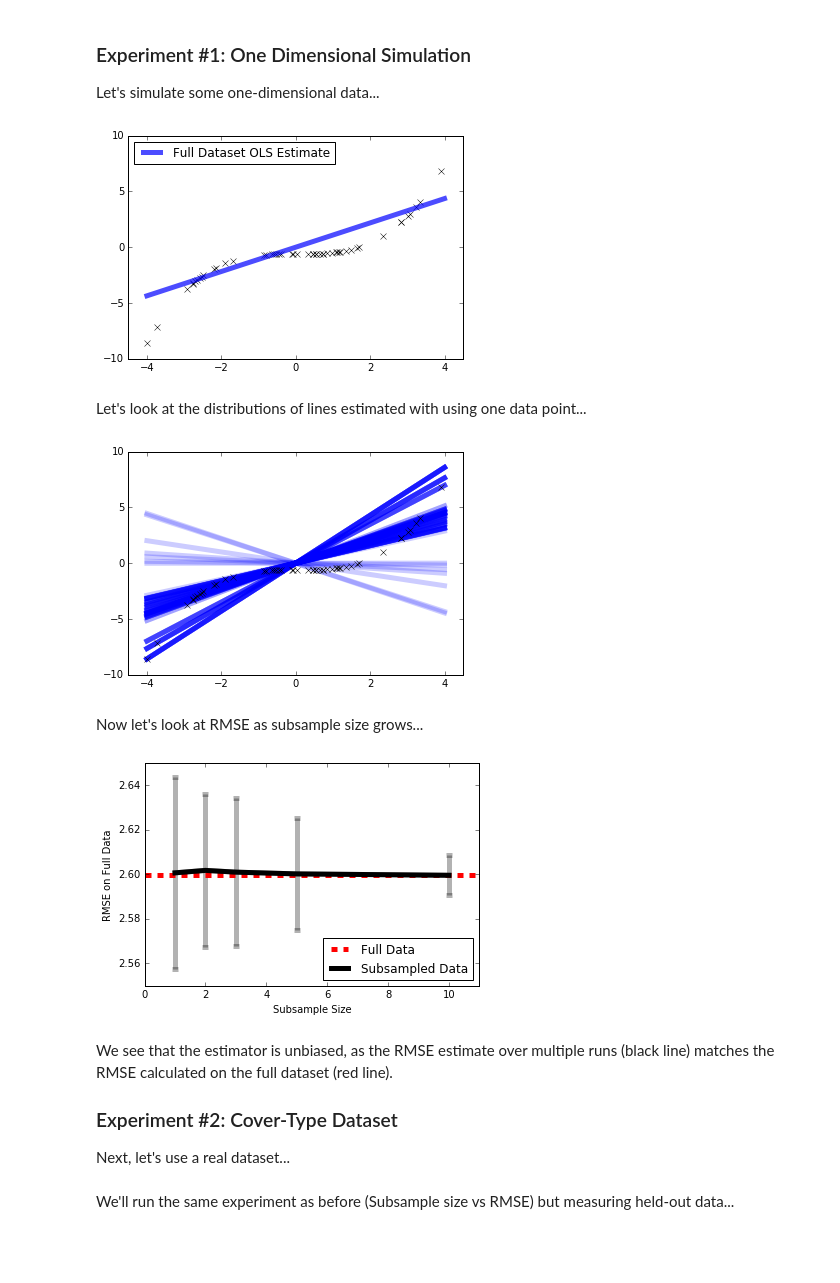
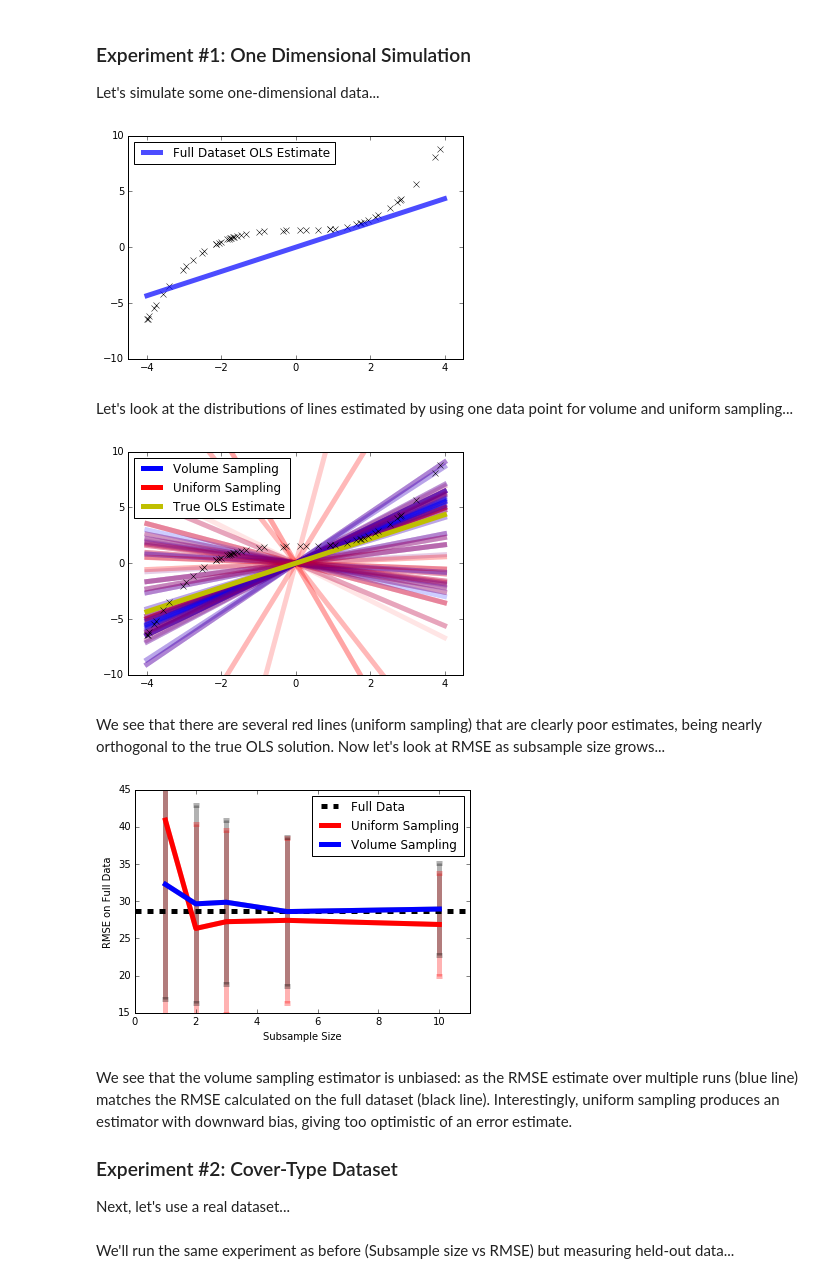
Before and after one commit to enalisnick/blog_sandbox, a Jupyter notebook: paper_summaries/Volume_Sampling_for_LR.ipynb, the cells around one changed output. Saved outputs shown, nothing was run; the diff lists cells and outputs as text; code cells hidden in the pictures; blank space fills up the shorter version.

Commit message:
added comparison to uniform sampling

```diff
--- a/paper_summaries/Volume_Sampling_for_LR.ipynb
+++ b/paper_summaries/Volume_Sampling_for_LR.ipynb
@@ -19,7 +19,7 @@ def get_OLS_estimate(X, y):
     if len(X.shape) < 2:
         return np.dot(X,y)/np.dot(X,X)
     else:
-        return np.dot(inv(np.dot(X.T, X) + .001*np.eye(X.shape[1])), np.dot(X.T, y))
+        return np.dot(inv(np.dot(X.T, X) + .0000001*np.eye(X.shape[1])), np.dot(X.T, y))
 
 def calc_subsample_probs(X, split_idxs):
     probs = []
@@ -52,62 +52,92 @@ plt.ylim([-10, 10])
 plt.legend(loc=2)
 plt.show()
 # %% [output]
-[figure, old version]
+[figure, new version]
 # %% [markdown]
-Let's look at the distributions of lines estimated with using one data point...
+Let's look at the distributions of lines estimated by using one data point for volume and uniform sampling...
 # %%
 idx_probs = calc_subsample_probs(x, range(N))
 
 for i in range(100):
+    # volume
     sampled_idx = np.argmax(np.log(idx_probs) + np.random.gumbel(size=(N,)))
     w_hat = get_OLS_estimate(x[sampled_idx], y[sampled_idx])
-    plt.plot([-4, 4], [-4*w_hat, 4*w_hat], 'b-', linewidth=5, alpha=.2)
+    plt.plot([-4, 4], [-4*w_hat, 4*w_hat], 'b-', linewidth=5, alpha=.1)
+
+    # uniform
+    sampled_idx = np.argmax(np.log(1./N) + np.random.gumbel(size=(N,)))
+    w_hat = get_OLS_estimate(x[sampled_idx], y[sampled_idx])
+    plt.plot([-4, 4], [-4*w_hat, 4*w_hat], 'r-', linewidth=5, alpha=.1)
+
+
+plt.plot([-4, 4], [100, 100], 'b-', linewidth=5, label="Volume Sampling")
+plt.plot([-4, 4], [100, 100], 'r-', linewidth=5, label="Uniform Sampling")
+plt.plot([-4, 4], [-4*true_w_hat, 4*true_w_hat], 'y-', linewidth=5, label="True OLS Estimate")
 
 plt.plot(x, y, 'xk')
 plt.xlim([-4.5, 4.5])
 plt.ylim([-10, 10])
+plt.legend(loc=2)
 plt.show()
 # %% [output]
-[figure, old version]
+[figure, new version]
-# %% [markdown]
-Now let's look at RMSE as subsample size grows...
+# %% [markdown]
+We see that there are several red lines (uniform sampling) that are clearly poor estimates, being nearly orthogonal to the true OLS solution.  Now let's look at RMSE as subsample size grows...
 # %%
-rmse_means = []
-rmse_stds = []
+volume_rmse_means = []
+volume_rmse_stds = []
+
+uniform_rmse_means = []
+uniform_rmse_stds = []
+
 split_sizes = [1, 2, 3, 5, 10]
 
 for s in split_sizes:
     # make splits
     idxs = range(N)
     np.random.shuffle(idxs)
     idx_splits = [idxs[k*s:(k+1)*s] for k in range(N/s)]
 
     # get split probs
     idx_probs = calc_subsample_probs(x, idx_splits)
 
-    rmse = []
+    volume_rmse = []
+    uniform_rmse = []
     # draw multiple samples
     for rerun in range(5000):
+        #volume
         sampled_idx = np.argmax(np.log(idx_probs) + np.random.gumbel(size=(N/s,)))
         w_hat = get_OLS_estimate(x[idx_splits[sampled_idx]], y[idx_splits[sampled_idx]])
-        rmse.append(np.sqrt(np.mean((y-np.sum(x*w_hat))**2)))
+        volume_rmse.append(np.sqrt(np.mean((y-np.sum(x*w_hat))**2)))
 
-    rmse_means.append(np.mean(rmse))
-    rmse_stds.append(np.std(rmse))
+        # uniform
+        sampled_idx = np.argmax(np.log((s+0.)/N) + np.random.gumbel(size=(N/s,)))
+        w_hat = get_OLS_estimate(x[idx_splits[sampled_idx]], y[idx_splits[sampled_idx]])
+        uniform_rmse.append(np.sqrt(np.mean((y-np.sum(x*w_hat))**2)))
 
-plt.plot([0,11], [np.sqrt(np.mean((y-np.sum(x*true_w_hat))**2))]*2, '--', color='red', markersize=10, mew=5, linewidth=5, label="Full Data")
-plt.errorbar(split_sizes, rmse_means, yerr=rmse_stds, fmt='k-', markersize=10, mew=5, linewidth=5, alpha=.3)
-plt.plot(split_sizes, rmse_means, '-', color='black', markersize=10, mew=5, linewidth=5, label="Subsampled Data")
+    volume_rmse_means.append(np.mean(volume_rmse))
+    volume_rmse_stds.append(np.std(volume_rmse))
+    uniform_rmse_means.append(np.mean(uniform_rmse))
+    uniform_rmse_stds.append(np.std(uniform_rmse))
+
+plt.plot([0,11], [np.sqrt(np.mean((y-np.sum(x*true_w_hat))**2))]*2, '--', color='black', markersize=10, mew=5, linewidth=5, label="Full Data")
+
+plt.errorbar(split_sizes, uniform_rmse_means, yerr=uniform_rmse_stds, fmt='r-', markersize=10, mew=5, linewidth=5, alpha=.3)
+plt.plot(split_sizes, uniform_rmse_means, '-', color='red', markersize=10, mew=5, linewidth=5, label="Uniform Sampling")
+
+plt.errorbar(split_sizes, volume_rmse_means, yerr=volume_rmse_stds, fmt='k-', markersize=10, mew=5, linewidth=5, alpha=.3)
+plt.plot(split_sizes, volume_rmse_means, '-', color='blue', markersize=10, mew=5, linewidth=5, label="Volume Sampling")
 
 plt.xlabel("Subsample Size")
 plt.ylabel("RMSE on Full Data")
 plt.xlim([0, 11])
-plt.legend(loc=4)
+plt.ylim([15, 45])
+plt.legend(loc=1)
 plt.show()
 # %% [output]
-[figure, old version]
+[figure, new version]
 # %% [markdown]
-We see that the estimator is unbiased, as the RMSE estimate over multiple runs (black line) matches the RMSE calculated on the full dataset (red line).
+We see that the volume sampling estimator is unbiased: as the RMSE estimate over multiple runs (blue line) matches the RMSE calculated on the full dataset (black line).  Interestingly, uniform sampling produces an estimator with downward bias, giving too optimistic of an error estimate.
 
 ### Experiment #2: Cover-Type Dataset
 
```
Also changed, not shown: parts of 2 cells of this notebook.
